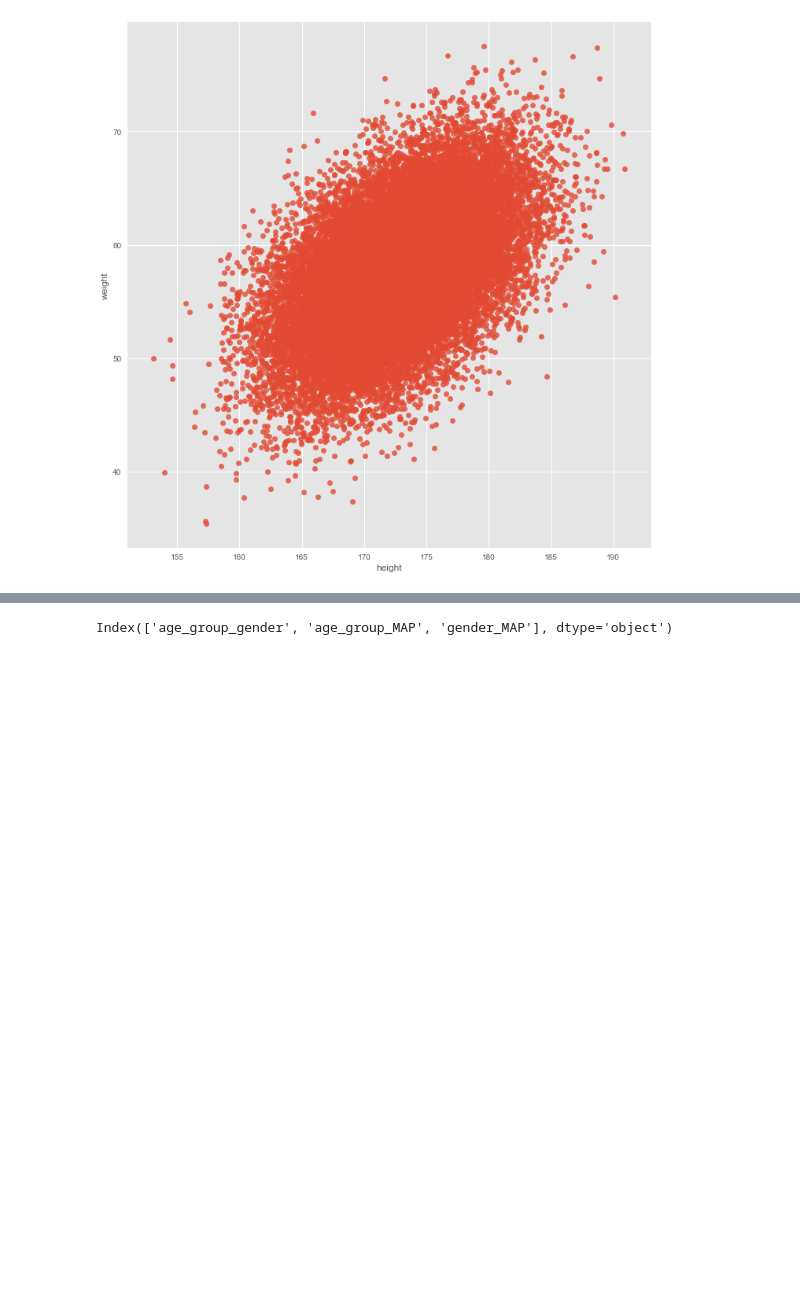
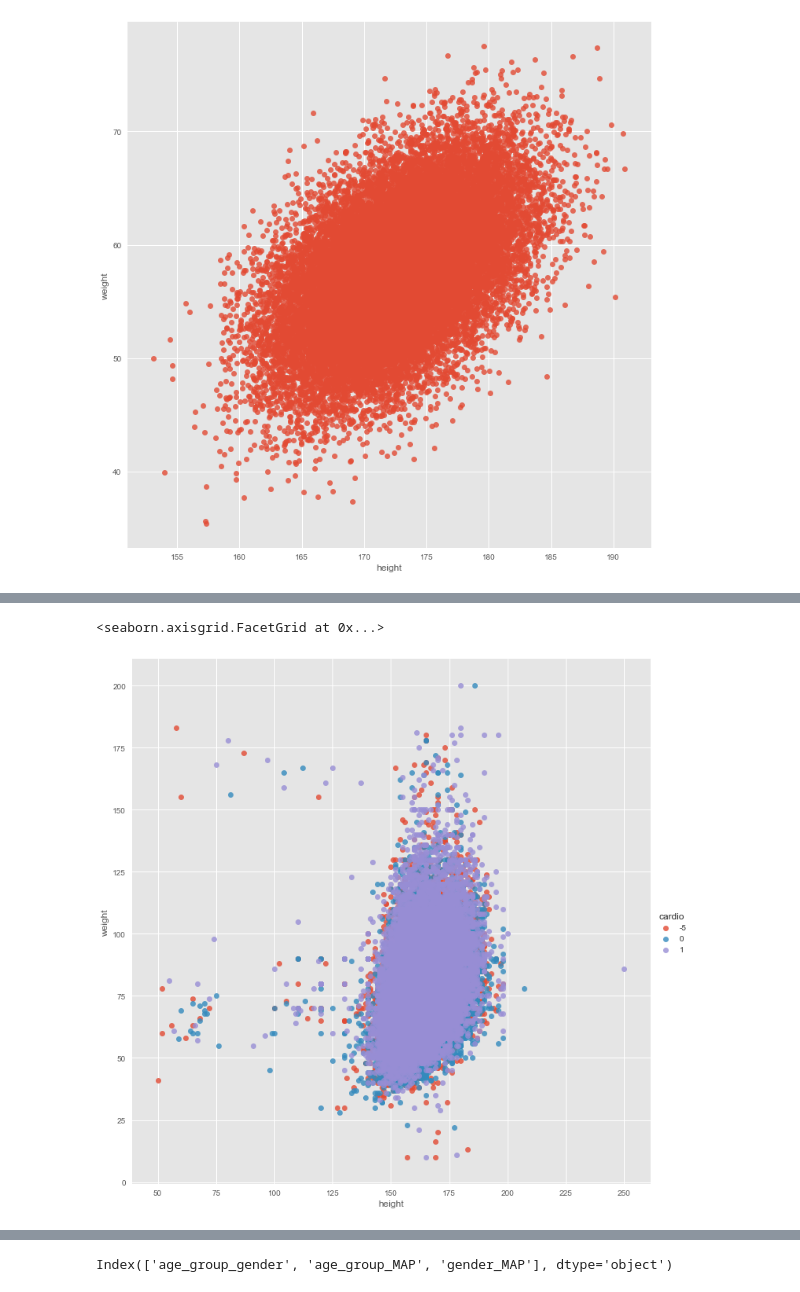
Before and after one commit to mortido/ML-Boot-Camp-V, a Jupyter notebook: CLEAN.ipynb, the cells around one changed output, grey strips where cells are left out. Cells and saved outputs as stored; diff of their text form; code cells hidden in the pictures; blank space fills up the shorter version.

```diff
--- a/CLEAN.ipynb
+++ b/CLEAN.ipynb
@@ -43,0 +57,80 @@ data.loc[data['weight']<40]
+# %%
+train = pd.read_csv('train.csv', sep=';')
+test = pd.read_csv('test.csv', sep=';', na_values='None')
+test['cardio']=-5
+data = pd.concat((train,test), axis=0)
+
+sns.lmplot(x='height', y='weight', data=data.loc[:], hue='cardio', fit_reg=False, size=10)
+data['error_group'] = 0
+
+
+# weight/height correction
+idx = (data['height']<130) & (data['weight']>150)
+data.loc[idx, ["height", "weight"]] = data.loc[idx, ["weight", "height"]].values
+data.loc[idx, 'error_group'] = 100-1
+
+# idx=(data['height']<100)
+# data.loc[idx, 'error_group'] = 100-2
+# data.loc[(data['height']<100), 'height'] += 100
+
+# data.loc[(data['weight']<20)&(data['weight']%1!=0), 'weight'] *= 10
+
+# idx = (data['weight']<35)&((data['height']<138))&(data['weight']//10 == 3)
+# data.loc[idx, 'weight'] = 80 + data.loc[idx, 'weight']%10
+# # data.loc[idx, 'error_group'] = 100-4
+
+# idx = (data['weight']<35)&((data['height']<138)|(data['height']>155))
+# data.loc[idx, 'weight'] += 100
+# data.loc[idx, 'error_group'] = 100-3
+
+
+# preasure correction
+
+data.loc[data["ap_hi"] < 0, "ap_hi"] *= -1
+data.loc[data["ap_lo"] < 0, "ap_lo"] *= -1
+
+
+# data.loc[(data['ap_lo'] < 20), 'error_group'] = 5
+# data.loc[(data['ap_hi'] < 50), 'error_group'] = 6
+# data.loc[(data['ap_lo'] > 250), 'error_group'] = 1
+# data.loc[(data['ap_lo'] > 4000), 'error_group'] = 2
+# data.loc[(data['ap_hi'] > 250), 'error_group'] = 3
+# data.loc[(data['ap_hi'] > 10000), 'error_group'] = 4
+
+
+# data.loc[data["ap_hi"] == -12, "ap_hi"] = 120
+
+
+data.loc[(data["ap_hi"] < 20) & (data["ap_hi"] > 10), "ap_hi"] *= 10
+data.loc[(data["ap_lo"] < 15) & (data["ap_lo"] > 2), "ap_lo"] *= 10
+
+idx = data['ap_hi'] > 10000
+data.loc[idx, 'ap_hi'] = 10 * (data.loc[idx, 'ap_hi'] // 1000)
+data.loc[data['ap_lo'] >= 10000, 'ap_lo'] //= 100
+
+data.loc[data['ap_lo'].isin([1000,1200]), 'ap_lo'] /= 10
+
+
+
+
+
+manual_update = [
+        (12494, ['ap_hi', 'ap_lo'], [120, 80]),
+        (42591, ['ap_hi', 'ap_lo'], [140, 90]), # ?
+        (78873, ['ap_hi', 'ap_lo'], [130, 100]), # ?
+        (51749, ['ap_hi', 'ap_lo'], [120, 80]),
+        (57807, ['ap_hi', 'ap_lo'], [170, 100]),
+        (60477, ['ap_hi', 'ap_lo'], [110, 80]),
+        (91198, ['ap_hi', 'ap_lo'], [100, 90]),
+        (6580,  ['ap_hi', 'ap_lo'], [110, 90]),
+    ]
+for idx, cols, update in manual_update:
+    data.loc[data['id']==idx, cols] = update
+
+# data.loc[(data['ap_lo']>200), 'cardio']=10
+# data.loc[(data['weight']<35)&(data['height']>155), 'cardio']=10
+sns.lmplot(x='height', y='weight', data=data.loc[:], hue='error_group', fit_reg=False, size=10, palette=sns.color_palette("Set1", n_colors=20, desat=.8))
+# sns.lmplot(x='ap_lo', y='ap_hi', data=data.loc[:], hue='error_group', fit_reg=False, size=10, palette=sns.color_palette("Set1", n_colors=20, desat=.5))
+# %% [output]
+<seaborn.axisgrid.FacetGrid at 0x...>
+[figure, added]
```
Also changed, not shown: parts of 20 cells of this notebook, 4 other files.
